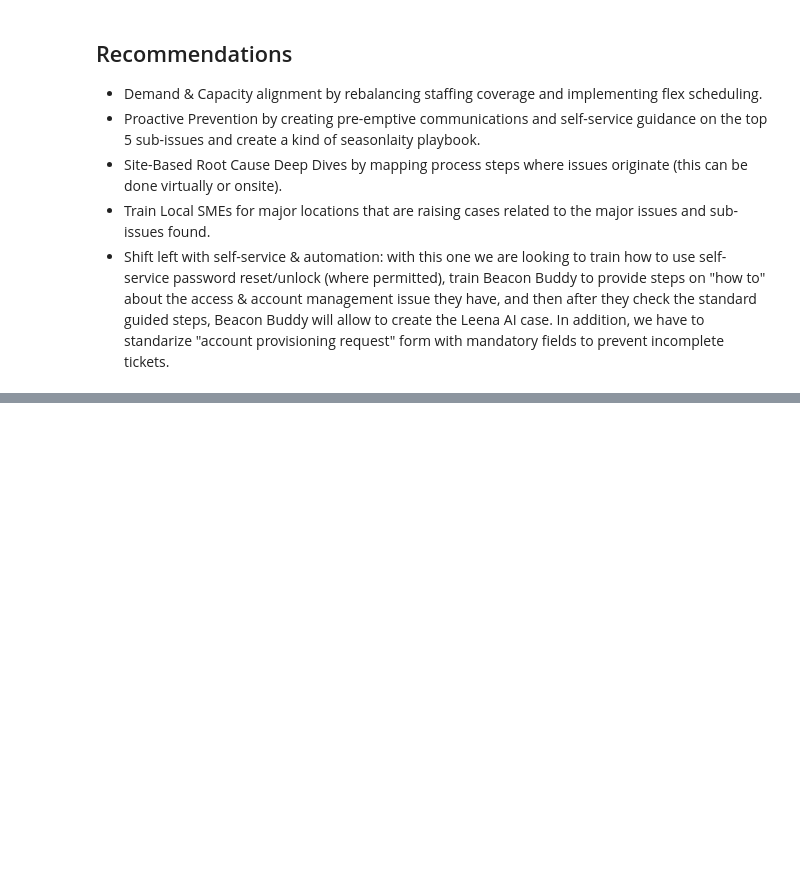
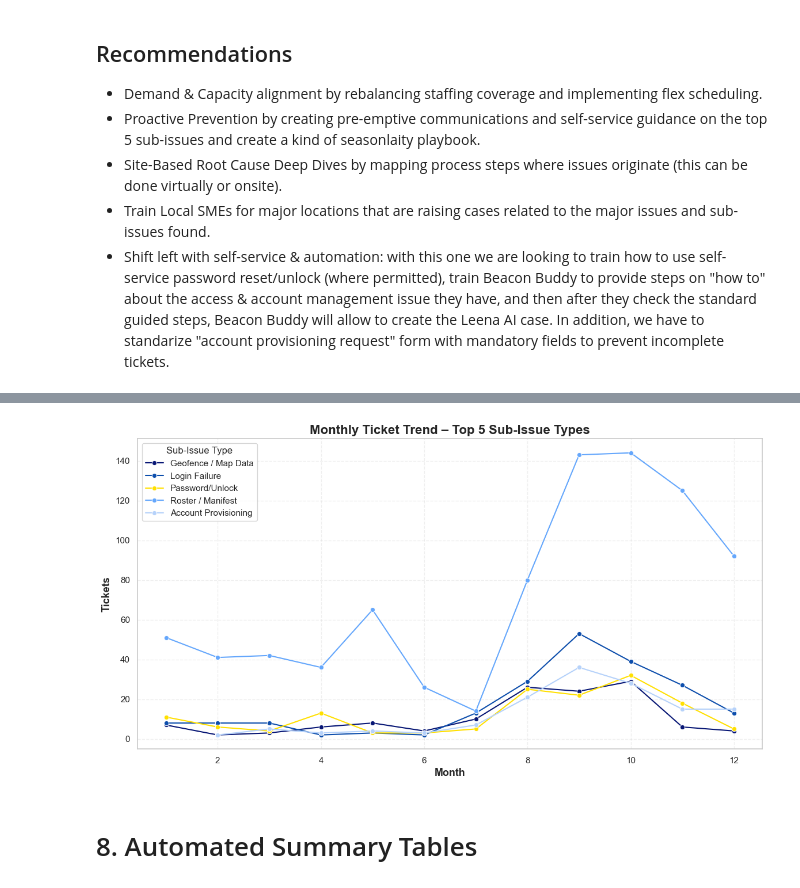
Before and after one commit to bmmartinez1993/data-analytics-portafolio, a Jupyter notebook: Python-Projects/IT-Helpdesk-EDA/notebooks/IT_Helpdesk_EDA.ipynb, the cells around one changed output, grey strips where cells are left out. Cells and saved outputs as stored; diff of their text form; code cells hidden in the pictures; blank space fills up the shorter version.

```diff
--- a/Python-Projects/IT-Helpdesk-EDA/notebooks/IT_Helpdesk_EDA.ipynb
+++ b/Python-Projects/IT-Helpdesk-EDA/notebooks/IT_Helpdesk_EDA.ipynb
@@ -698,0 +905,16 @@ plt.show()
+# %%
+df_top5['Month_Num'] = df_top5['Created On'].dt.month
+
+monthly_trend = df_top5.groupby(['Month_Num', 'Sub-Issue Type']).size().reset_index(name='Tickets')
+
+plt.figure(figsize=(14, 7))
+sns.lineplot(data=monthly_trend, x='Month_Num', y='Tickets', hue='Sub-Issue Type', marker='o', palette=beacon_palette)
+plt.title('Monthly Ticket Trend – Top 5 Sub-Issue Types', fontsize=16,fontweight='bold')
+plt.xlabel('Month', fontsize=13,fontweight='bold')
+plt.ylabel('Tickets', fontsize=13,fontweight='bold')
+plt.grid(False, linestyle='--', alpha=0.3)
+plt.show()
+# %% [output]
+[figure, added]
+# %% [markdown]
+# 8. Automated Summary Tables
```
Also changed, not shown: parts of 16 cells of this notebook.
